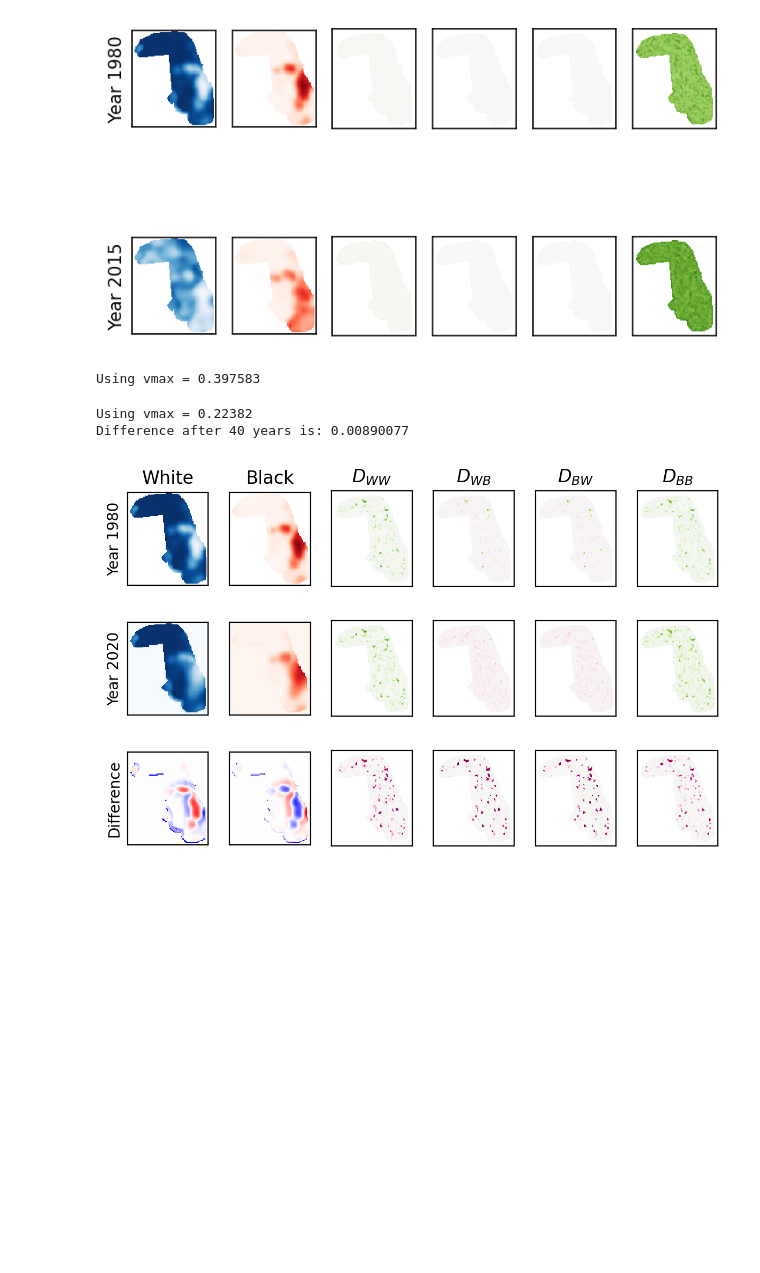
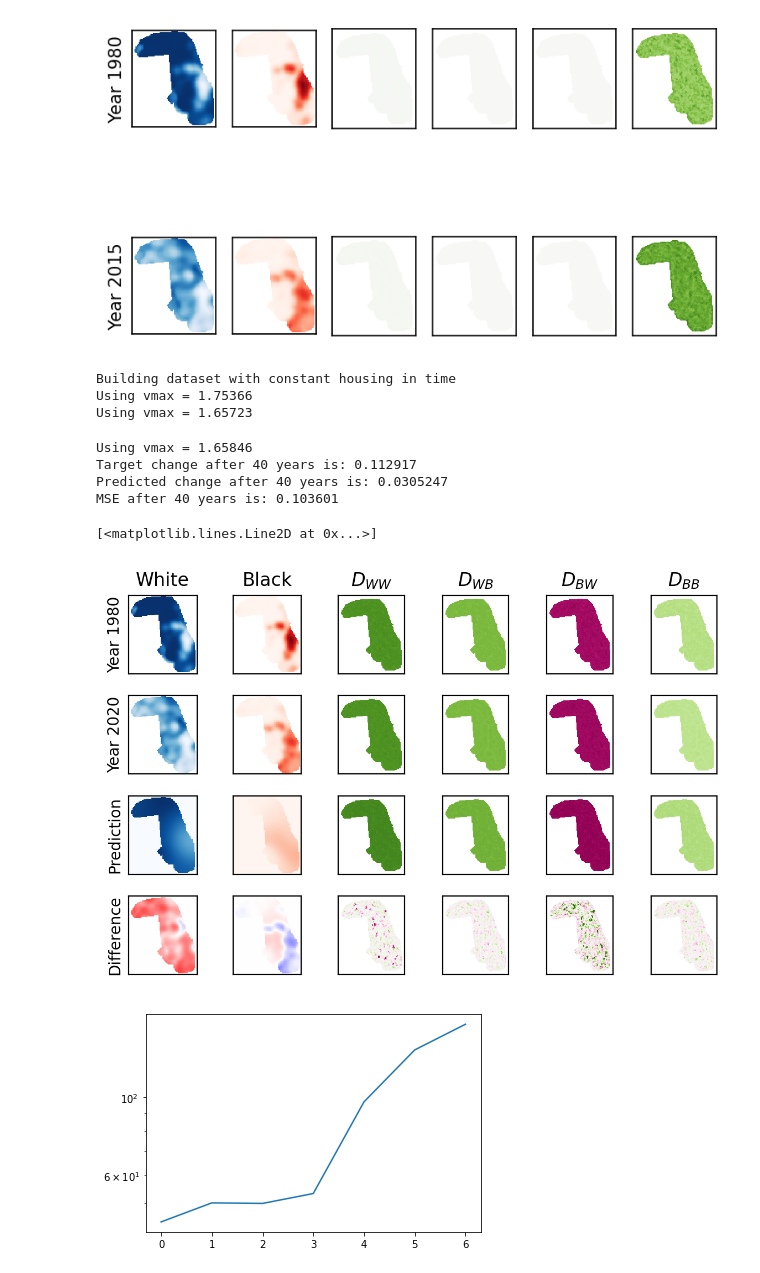
Before and after one commit to jcolen/sociohydro, a Jupyter notebook: physical_bottleneck/physical_bottleneck.ipynb, the cells around one changed output. Drawn from its saved outputs; the diff is of its cells as text; code cells hidden in the pictures; blank space fills up the shorter version.

Commit message:
physical bottleneck pipeline

```diff
--- a/physical_bottleneck/physical_bottleneck.ipynb
+++ b/physical_bottleneck/physical_bottleneck.ipynb
@@ -128,52 +129,74 @@ Using vmax = 0.05357
 [figure]
 # %%
 from pbnn import *
-model = SymmetricCrossDiffusionPBNN().to(device)
-info = torch.load('dynamic/SymmetricCrossDiffusionPBNN.ckpt', map_location='cpu')
+
+county = 'cook_IL'
+dataset = CensusDataset(county, housing_method='constant')
+dataset.validate()
+
+model = CrossDiffusionPBNN().to(device)
+info = torch.load(f'pipeline_8639583_1/{model.__class__.__name__}.ckpt', map_location='cpu')
 model.load_state_dict(info['state_dict'])
 
 t0 = 1980
 t1 = 2020
 tmax = t1 - t0
 dt = 1
 
-fig, ax = plt.subplots(3, 6, dpi=200)
-sample = dataset.get_time(t0, dt=dt)
-sample['wb0'] = torch.FloatTensor(sample['wb0'])
+dataset.validate()
+sample = dataset[0]
+mask = sample['mask']
+
+fig, ax = plt.subplots(4, 6, dpi=200)
+
 wb0, Dij0 = plot(ax[0], sample, model)
-mask = sample['mask']
+wb1, Dij1 = plot(ax[1], dataset[tmax], model)
 
 with torch.no_grad(), d_ad.stop_annotating():
     sample['wb0'] = sample['wb0'].to(device)
     w0, b0, wb = model.simulate(sample, dataset.mesh, tmax, dt=dt)
     sample['wb0']= wb.cpu()
     sample['t'] += tmax
 
-wb1, Dij1 = plot(ax[1], sample, model)
-print(f'Difference after {tmax} years is: {np.mean((wb0[:, mask]-wb1[:, mask])**2):g}')
+wb2, Dij2 = plot(ax[2], sample, model)
+ax[2,0].set_ylabel('Prediction')
 
-diff = wb1 - wb0
-vmax = 3*np.std(diff[:, mask])
-ax[2, 0].pcolormesh(sample['x'], sample['y'], diff[0], cmap='bwr', vmin=-vmax, vmax=vmax)
-ax[2, 1].pcolormesh(sample['x'], sample['y'], diff[1], cmap='bwr', vmin=-vmax, vmax=vmax)
-diff = Dij1 - Dij0
+print(f'Target change after {tmax} years is: {np.mean((wb1[:, mask]-wb0[:, mask])**2):g}')
+print(f'Predicted change after {tmax} years is: {np.mean((wb2[:, mask]-wb0[:, mask])**2):g}')
+print(f'MSE after {tmax} years is: {np.mean((wb2[:, mask]-wb1[:, mask])**2):g}')
+
+diff = wb2 - wb1
+vmax = 1
+ax[3, 0].pcolormesh(sample['x'], sample['y'], diff[0], cmap='bwr', vmin=-vmax, vmax=vmax)
+ax[3, 1].pcolormesh(sample['x'], sample['y'], diff[1], cmap='bwr', vmin=-vmax, vmax=vmax)
+
+diff = Dij2 - Dij0
 vmax = 3*np.std(diff)
 for i in range(4):
-    plot_mesh(ax[2, 2+i], diff[i], dataset.mesh, cmap='PiYG', vmin=-vmax, vmax=vmax)
-for a in ax[2]:
+    plot_mesh(ax[3, 2+i], diff[i], dataset.mesh, cmap='PiYG', vmin=-vmax, vmax=vmax)
+for a in ax[3]:
     a.set(aspect='equal', xticks=[], yticks=[])
-ax[2, 0].set_ylabel('Difference')
+ax[3, 0].set_ylabel('Difference')
 
 ax[0,0].set_title('White')
 ax[0,1].set_title('Black')
 ax[0,2].set_title('$D_{WW}$')
 ax[0,3].set_title('$D_{WB}$')
 ax[0,4].set_title('$D_{BW}$')
 ax[0,5].set_title('$D_{BB}$')
 
 plt.tight_layout()
+
+plt.figure()
+plt.semilogy(info['val_loss'])
 # %% [output]
-Using vmax = 0.397583
+Building dataset with constant housing in time
+Using vmax = 1.75366
+Using vmax = 1.65723
-Using vmax = 0.22382
-Difference after 40 years is: 0.00890077
+Using vmax = 1.65846
+Target change after 40 years is: 0.112917
+Predicted change after 40 years is: 0.0305247
+MSE after 40 years is: 0.103601
+[<matplotlib.lines.Line2D at 0x...>]
-[figure, old version]
+[figure, new version]
+[figure, added]
```
Also changed, not shown: parts of 4 cells of this notebook, 9 other files.
